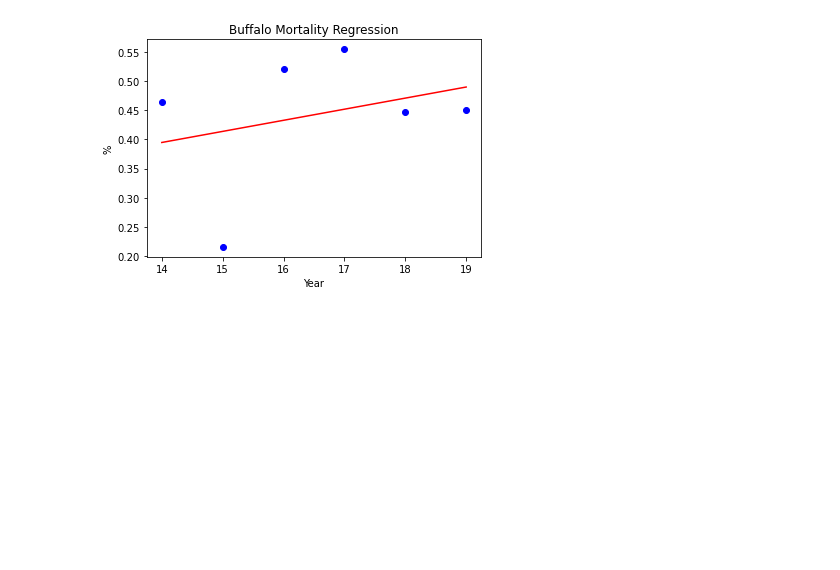
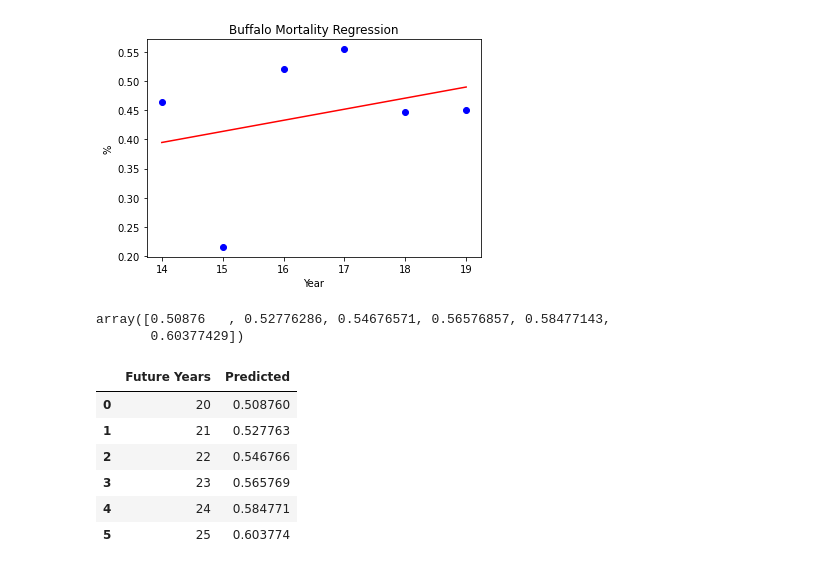
Before and after one commit to emilyshute/Project3, a Jupyter notebook: buff_skl.ipynb, the cells around one changed output. Cells and saved outputs as stored; diff of their text form; code cells hidden in the pictures; blank space fills up the shorter version.

```diff
--- a/buff_skl.ipynb
+++ b/buff_skl.ipynb
@@ -125,0 +128,18 @@ plt.plot([x_min, x_max], [y_min, y_max], c='red')
+# %%
+future_years = np.array([20,21,22,23,24,25])
+future_pred = model.predict(future_years.reshape(-1,1))
+future_pred
+# %% [output]
+array([0.50876   , 0.52776286, 0.54676571, 0.56576857, 0.58477143,
+       0.60377429])
+# %%
+buff_pred = pd.DataFrame({"Future Years":future_years,"Predicted": future_pred,})[["Future Years","Predicted"]]
+buff_pred
+# %% [output]
+|  | Future Years | Predicted |
+| 0 | 20 | 0.508760 |
+| 1 | 21 | 0.527763 |
+| 2 | 22 | 0.546766 |
+| 3 | 23 | 0.565769 |
+| 4 | 24 | 0.584771 |
+| 5 | 25 | 0.603774 |
```
Also changed, not shown: parts of 2 cells of this notebook, 7 other files.
